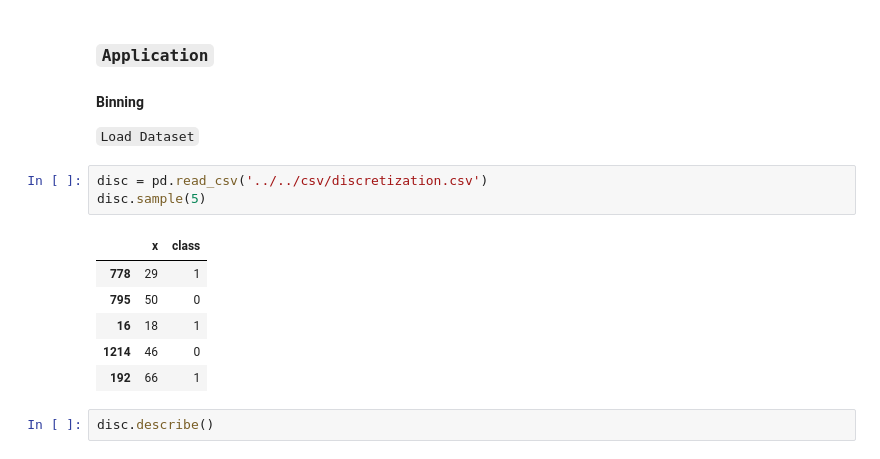
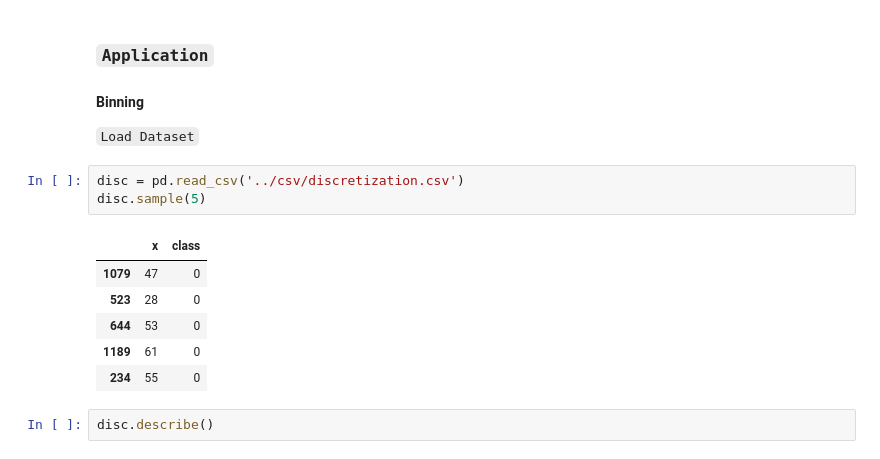
Before and after one commit to fikigayo/Bootcamp-Purwadhika, a Jupyter notebook: modul-3/m3_s10_binning_polynomial_blank.ipynb, the cells around one changed output. Cells and saved outputs as stored; diff of their text form.

```diff
--- a/modul-3/m3_s10_binning_polynomial_blank.ipynb
+++ b/modul-3/m3_s10_binning_polynomial_blank.ipynb
@@ -581,15 +581,15 @@ plt.show()
 
 `Load Dataset`
 # %%
-disc = pd.read_csv('../../csv/discretization.csv')
+disc = pd.read_csv('../csv/discretization.csv')
 disc.sample(5)
 # %% [output]
 |  | x | class |
-| 778 | 29 | 1 |
-| 795 | 50 | 0 |
-| 16 | 18 | 1 |
-| 1214 | 46 | 0 |
-| 192 | 66 | 1 |
+| 1079 | 47 | 0 |
+| 523 | 28 | 0 |
+| 644 | 53 | 0 |
+| 1189 | 61 | 0 |
+| 234 | 55 | 0 |
 # %%
 disc.describe()
 # %% [output]
```
Also changed, not shown: parts of 8 cells of this notebook, 6 other files.
